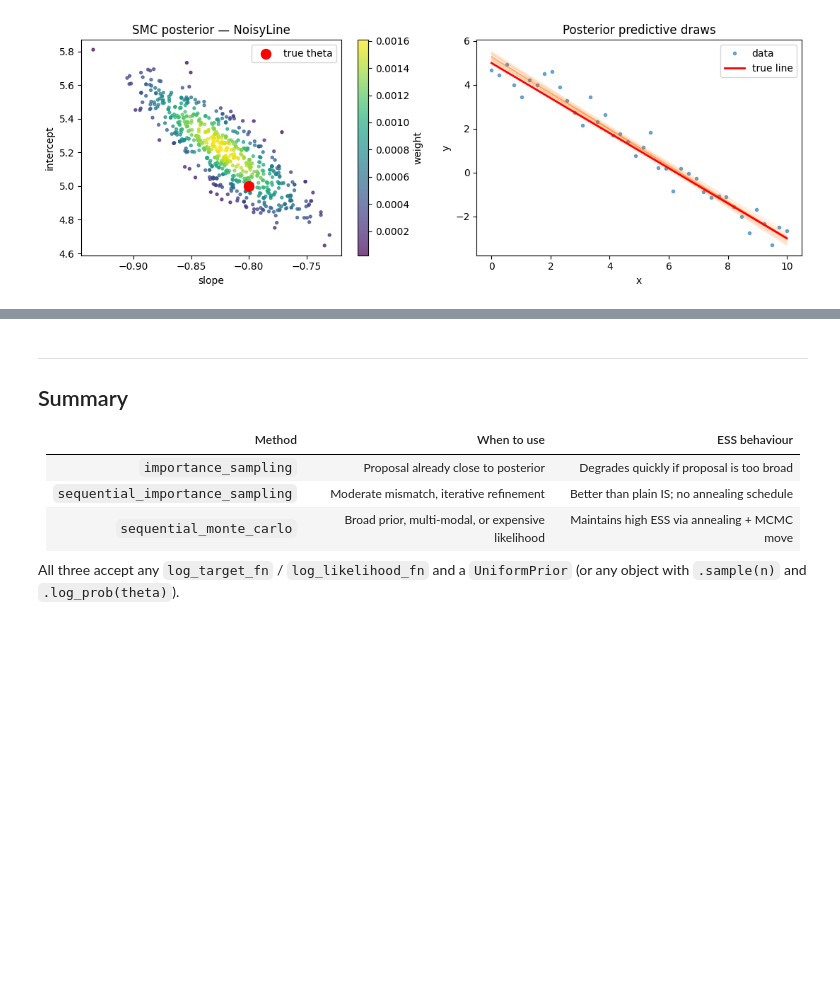
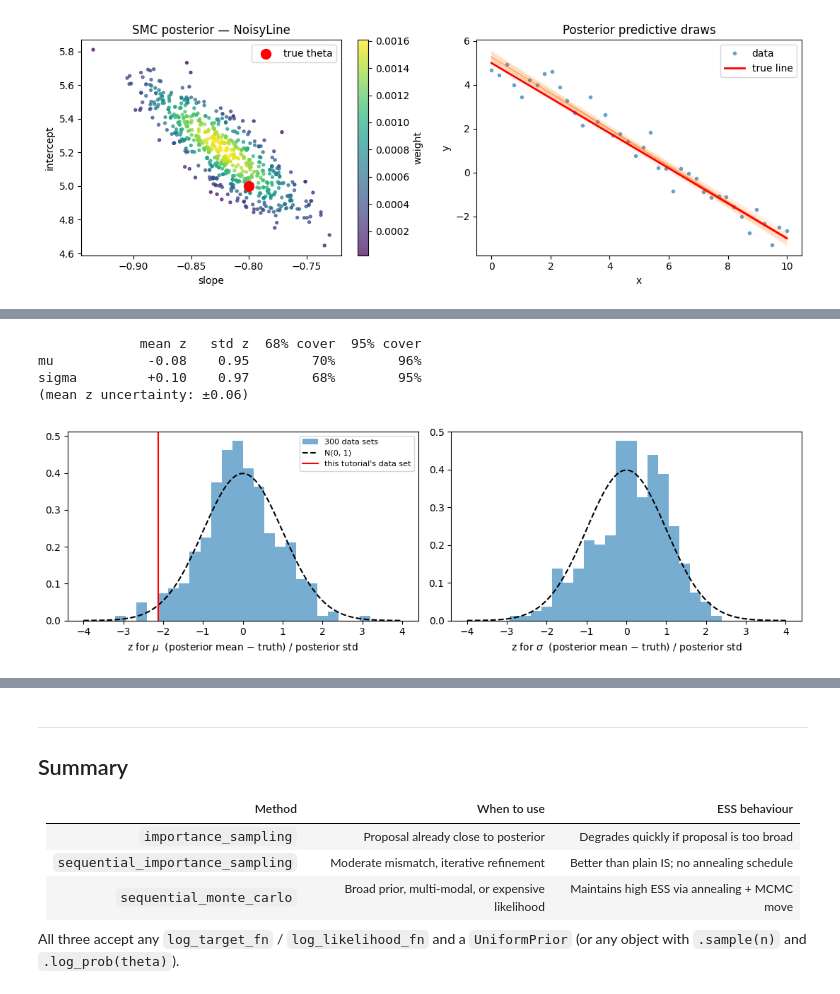
Before and after one commit to sambit-giri/psiphy, a Jupyter notebook: examples/importance_sampling_tutorial.ipynb, the cells around one changed output, grey strips where cells are left out. Saved outputs shown, nothing was run; the diff lists cells and outputs as text; code cells hidden in the pictures; blank space fills up the shorter version.

```diff
--- a/examples/importance_sampling_tutorial.ipynb
+++ b/examples/importance_sampling_tutorial.ipynb
@@ -135,0 +143,4 @@ gives a far higher ESS and more accurate estimate.
+# %%
+se = x_obs.std(ddof=1) / np.sqrt(len(x_obs))
+print(f'sample mean = {x_obs.mean():.3f}, true mean = {theta_true[0]}, '
+      f'standard error = {se:.3f}  ->  data offset = {(x_obs.mean() - theta_true[0]) / se:+.1f} sigma')
@@ -300,0 +328,46 @@ plt.show()
+# %%
+n_datasets = 300
+prior_cov = UniformPrior([(0.0, 3.0), (0.1, 2.5)])
+rng = np.random.default_rng(1)
+
+z, in68, in95 = [], [], []
+for _ in range(n_datasets):
+    x = rng.normal(theta_true[0], theta_true[1], size=gs.N)          # a fresh data set
+
+    def loglike(th, x=x):                                             # th: (n_particles, 2)
+        mu, sig = th[:, :1], th[:, 1]
+        return -len(x) * np.log(sig) - 0.5 * np.sum((x[None, :] - mu) ** 2, axis=1) / sig**2
+
+    res = sequential_monte_carlo(loglike, prior_cov, n_particles=1000, n_steps=10,
+                                 verbose=False, vectorized=True)
+    s = res['equal_weight_samples']
+    z.append((s.mean(0) - theta_true) / s.std(0))
+    lo68, hi68, lo95, hi95 = np.percentile(s, [16, 84, 2.5, 97.5], axis=0)
+    in68.append((lo68 <= theta_true) & (theta_true <= hi68))
+    in95.append((lo95 <= theta_true) & (theta_true <= hi95))
+z, in68, in95 = map(np.array, (z, in68, in95))
+
+print(f"{'':10s} {'mean z':>8s} {'std z':>7s} {'68% cover':>10s} {'95% cover':>10s}")
+for i, name in enumerate(['mu', 'sigma']):
+    print(f"{name:10s} {z[:, i].mean():+8.2f} {z[:, i].std():7.2f} {in68[:, i].mean():10.0%} {in95[:, i].mean():10.0%}")
+print(f"(mean z uncertainty: ±{1 / np.sqrt(n_datasets):.2f})")
+# %% [output]
+             mean z   std z  68% cover  95% cover
+mu            -0.08    0.95        70%        96%
+sigma         +0.10    0.97        68%        95%
+(mean z uncertainty: ±0.06)
+# %%
+from scipy.stats import norm as _norm
+
+fig, axes = plt.subplots(1, 2, figsize=(11, 3.5))
+grid = np.linspace(-4, 4, 200)
+for i, (ax, name) in enumerate(zip(axes, [r'$\mu$', r'$\sigma$'])):
+    ax.hist(z[:, i], bins=30, range=(-4, 4), density=True, alpha=0.6, label=f'{n_datasets} data sets')
+    ax.plot(grid, _norm.pdf(grid), 'k--', label='N(0, 1)')
+    ax.set(xlabel=f'z for {name}  (posterior mean − truth) / posterior std')
+axes[0].axvline((x_obs.mean() - theta_true[0]) / se, c='r', label='this tutorial\'s data set')
+axes[0].legend(fontsize=8)
+plt.tight_layout()
+plt.show()
+# %% [output]
+[figure, added]
```
Also changed, not shown: parts of 4 cells of this notebook, 3 other files.
